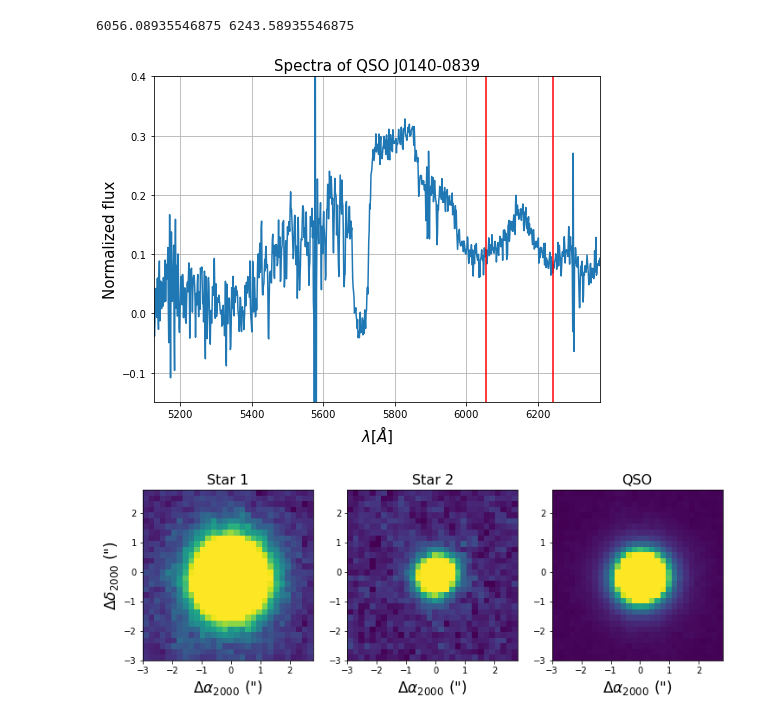
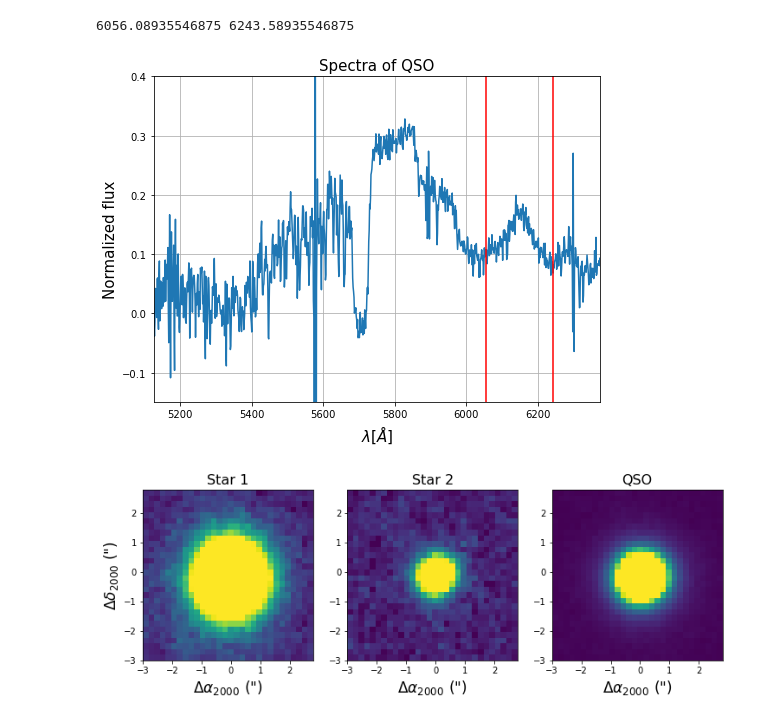
Before and after one commit to franciscourbina/PSF-fitting-for-QSO, a Jupyter notebook: 1st cube.ipynb, the cells around one changed output. Cells and saved outputs as stored; diff of their text form; code cells hidden in the pictures.

```diff
--- a/1st cube.ipynb
+++ b/1st cube.ipynb
@@ -61,17 +61,17 @@ for i in range(len(wavearr)):
 # %%
 plt.figure(figsize=(8,6))
 plt.plot(wavearr[300:1600], fluxes[300:1600]/np.max(fluxes))
 plt.xlabel(r'$\lambda [{\AA}]$', fontsize=15)
 plt.ylabel('Normalized flux', fontsize=15)
-plt.title('Spectra of QSO J0140-0839', fontsize=15)
+plt.title('Spectra of QSO', fontsize=15)
 plt.grid()
 plt.plot([wavearr[1045], wavearr[1045]], [-0.2, 0.4] , color='red')
 plt.plot([wavearr[1195], wavearr[1195]], [-0.2, 0.4] , color='red')
 plt.ylim(-0.15,0.4)
 plt.xlim(wavearr[300], wavearr[1300])
 plt.show()
 # %% [output]
-[figure, old version]
+[figure, new version]
 # %%
 # Selecting the stars :D
 x_s1 = 264
```
Also changed, not shown: 2 other files.
